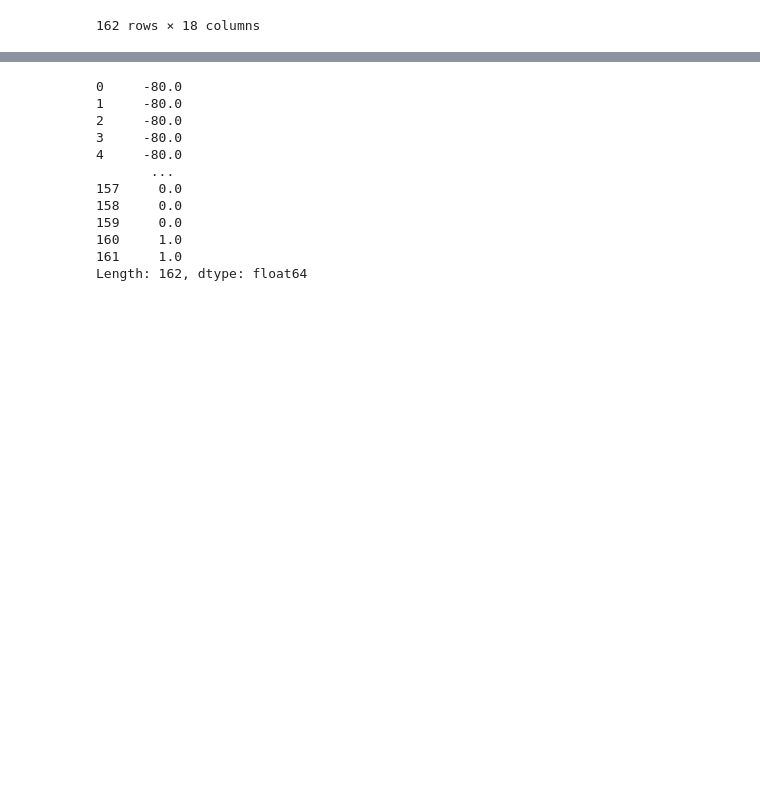
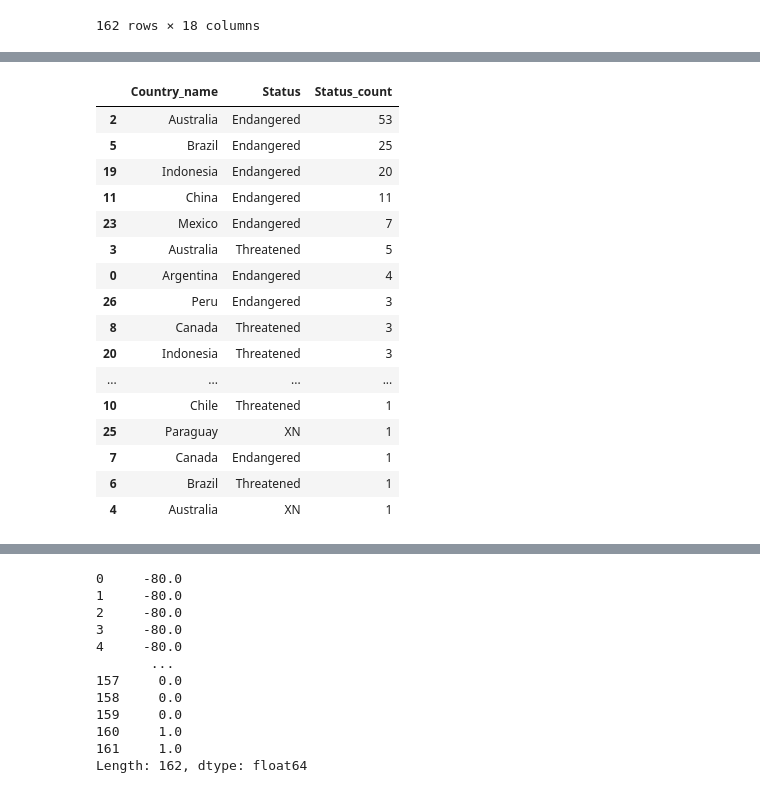
Before and after one commit to Ulli-Aech/Project_Data_Thieves, a Jupyter notebook: environmental_analysis.ipynb, the cells around one changed output, grey strips where cells are left out. Saved outputs shown, nothing was run; the diff lists cells and outputs as text; code cells hidden in the pictures; blank space fills up the shorter version.

```diff
--- a/environmental_analysis.ipynb
+++ b/environmental_analysis.ipynb
@@ -69,0 +126,21 @@ merging
+# %%
+yo = count_status.groupby(['Country_name', 'Status'], as_index = False).agg({ 'Status_count': 'count'})
+yo.sort_values(by='Status_count', ascending = False)
+# %% [output]
+|  | Country_name | Status | Status_count |
+| 2 | Australia | Endangered | 53 |
+| 5 | Brazil | Endangered | 25 |
+| 19 | Indonesia | Endangered | 20 |
+| 11 | China | Endangered | 11 |
+| 23 | Mexico | Endangered | 7 |
+| 3 | Australia | Threatened | 5 |
+| 0 | Argentina | Endangered | 4 |
+| 26 | Peru | Endangered | 3 |
+| 8 | Canada | Threatened | 3 |
+| 20 | Indonesia | Threatened | 3 |
+| ... | ... | ... | ... |
+| 10 | Chile | Threatened | 1 |
+| 25 | Paraguay | XN | 1 |
+| 7 | Canada | Endangered | 1 |
+| 6 | Brazil | Threatened | 1 |
+| 4 | Australia | XN | 1 |
```
Also changed, not shown: parts of 24 cells of this notebook.
